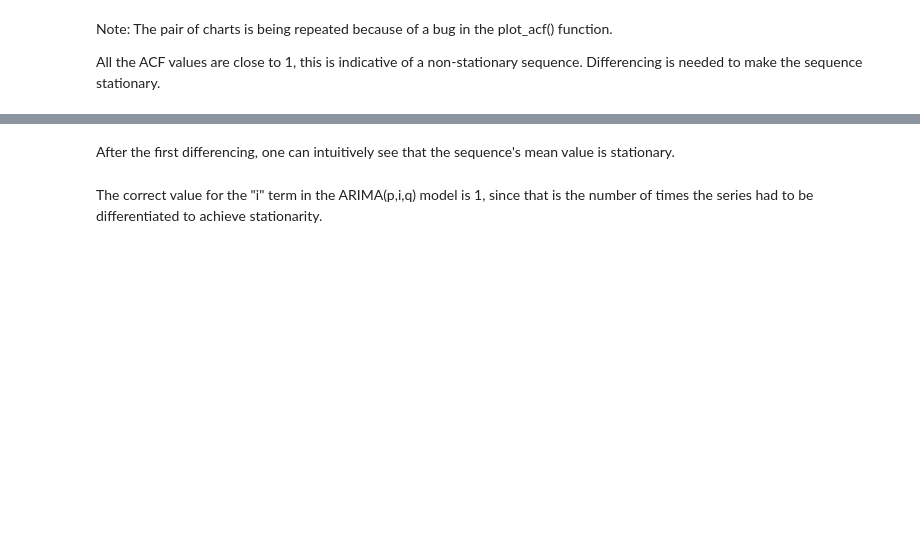
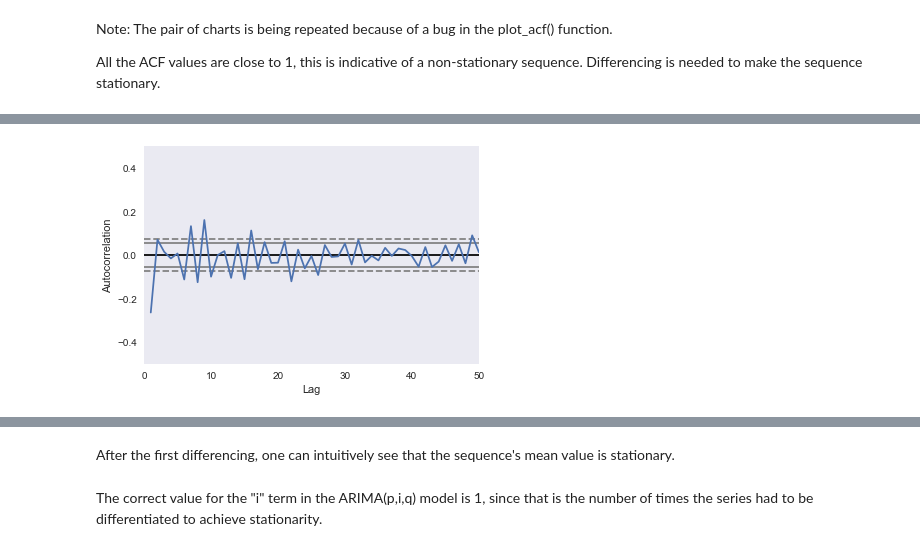
Before and after one commit to databootcamp-final-project/group4-final-project, a Jupyter notebook: ARIMA.ipynb, the cells around one changed output, grey strips where cells are left out. Cells and saved outputs as stored; diff of their text form; code cells hidden in the pictures; blank space fills up the shorter version.

```diff
--- a/ARIMA.ipynb
+++ b/ARIMA.ipynb
@@ -137,3 +139,12 @@ plot_acf(diff, ax=ax2)
 [figure]
 [figure]
 [interactive output not drawn]
+# %%
+from pandas.plotting import autocorrelation_plot
+
+ax = autocorrelation_plot(diff)
+ax.set_xlim(0, 50)
+ax.set_ylim(-0.5, 0.5)
+plt.show()
+# %% [output]
+[figure, added]
```
Also changed, not shown: parts of 6 cells of this notebook, 3 other files.
